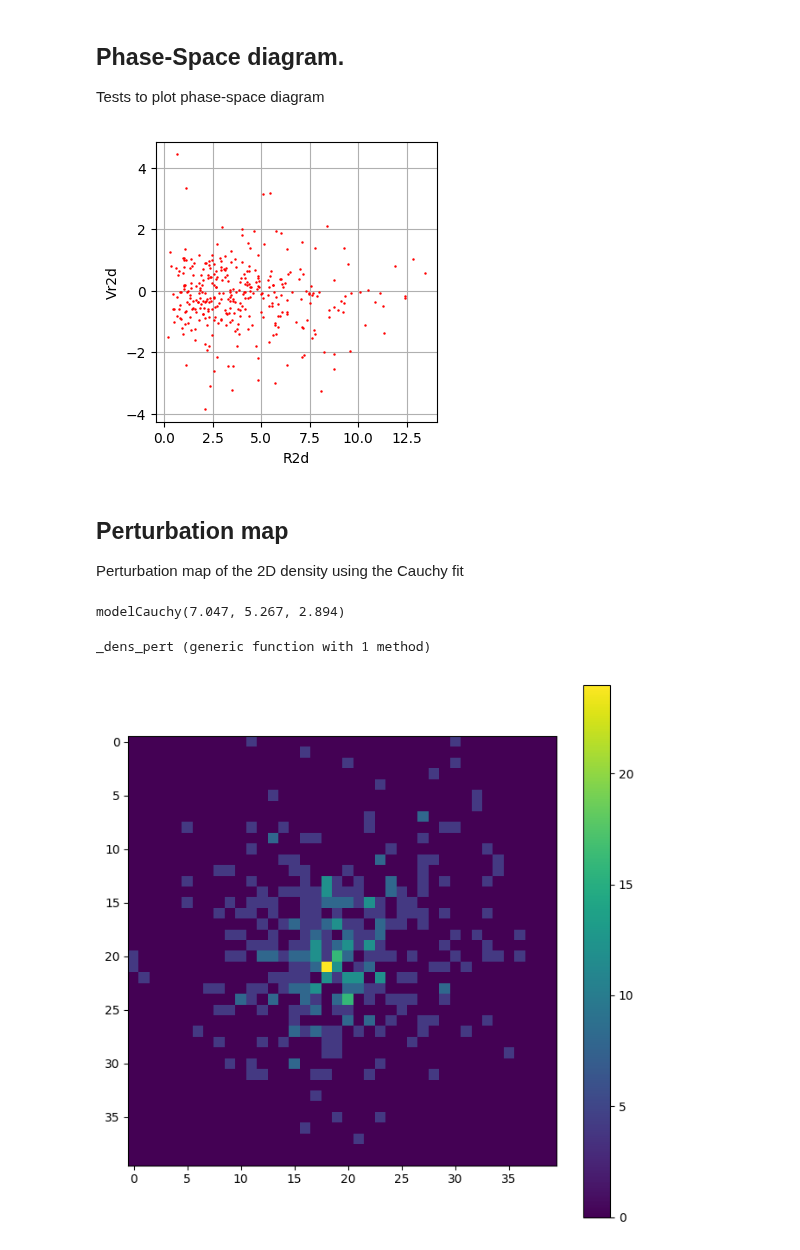
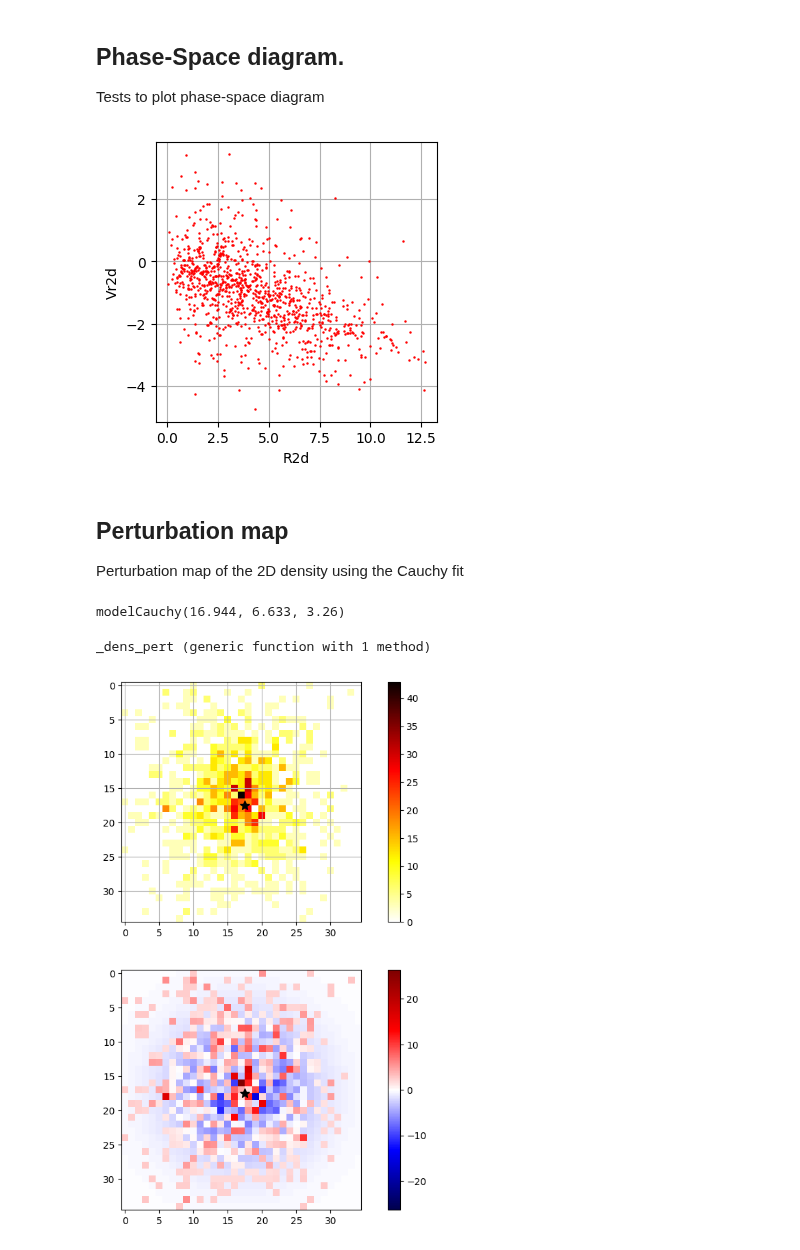
Before and after one commit to bosscha/gaia-shock, a Jupyter notebook: notebooks/analysis/perturbation-markers.ipynb, the cells around one changed output. Saved outputs shown, nothing was run; the diff lists cells and outputs as text; code cells hidden in the pictures.

```diff
--- a/notebooks/analysis/perturbation-markers.ipynb
+++ b/notebooks/analysis/perturbation-markers.ipynb
@@ -225,8 +228,10 @@ end
 virial_2d (generic function with 1 method)
 # %%
 # oc csv file with estimated mass.
-ocm= "NGC 6025-1.7deg-oc-mass.csv"
-ocm= CSV.read("$ocdir/$ocm", delim=";")
+ocname= "NGC 6025-1.7deg-oc-mass.csv"
+ocname= "NGC 2516-3.5deg-oc-mass.csv"
+ocname= "NGC 2632-15.5deg-oc-mass.csv"
+ocm= CSV.read("$ocdir/$ocname", delim=";")
 
 ## OC recentered
 ocm.X= ocm.X .- mean(ocm.X)
@@ -272,7 +277,6 @@ Tests to plot phase-space diagram
 ## OC Vrecentered
 ocm.vl= ocm.vl .- mean(ocm.vl)
 ocm.vb= ocm.vb .- mean(ocm.vb)
-
 
 vrad2d= (ocm.vl .* ocm.Y .+ ocm.vb .* ocm.Z) ./ sqrt.(ocm.Y .* ocm.Y .+ ocm.Z .* ocm.Z)
 rad2d= sqrt.(ocm.Y .* ocm.Y .+ ocm.Z .* ocm.Z)
@@ -286,7 +290,7 @@ PyPlot.plot(rad2d, vrad2d,"r.", markersize= 1.5)
 PyPlot.xlabel("R2d") ; PyPlot.ylabel("Vr2d")
 PyPlot.show()
 # %% [output]
-[figure, old version]
+[figure, new version]
 # %% [markdown]
 ## Perturbation map
 
@@ -295,10 +299,12 @@ Perturbation map of the 2D density using the Cauchy fit
 # Cauchy fit
 #
 # Best solution
-C= 7.047 ; s= 5.267 ; m= 2.894
+
+C= 36.367  ; s= 6.154  ; m=  2.855
+C= 16.944 ; s= 6.633  ;m= 3.260
 θ= modelCauchy(C,s,m)
 # %% [output]
-modelCauchy(7.047, 5.267, 2.894)
+modelCauchy(16.944, 6.633, 3.26)
 # %%
 ## density 2d
 
@@ -349,14 +355,26 @@ end
 _dens_pert (generic function with 1 method)
 # %%
 lrange=[-10,10]
-dens= _dens2d(ocm.Y,ocm.Z,lrange,40)
+dens= _dens2d(ocm.Y,ocm.Z,lrange,35)
 pert= _dens_pert(dens,lrange,θ, fdens1)
+xcenter= size(pert)[1]/2 ;ycenter= xcenter
 
-fig= PyPlot.figure(figsize=(8,8))
-ax1= PyPlot.subplot(111)
-pos= PyPlot.imshow(dens)
+fig= PyPlot.figure(figsize=(10,10))
+ax1= PyPlot.subplot(211)
+PyPlot.grid("on")
+pos= PyPlot.imshow(dens, cmap="hot_r", interpolation= "nearest")
+PyPlot.plot(xcenter,ycenter,"k*", markersize=10, lw=2)
 fig.colorbar(pos, ax=ax1)
 
+
+vmin= - max(maximum(pert), abs(minimum(pert)))
+vmax= -vmin
+ax2= PyPlot.subplot(212)
+pos= PyPlot.imshow(pert, cmap="seismic", vmin=vmin,vmax=vmax ,interpolation= "nearest")
+PyPlot.plot(xcenter,ycenter,"k*", markersize=10, lw=2)
+fig.colorbar(pos, ax=ax2)
+
+
 PyPlot.show()
 # %% [output]
-[figure, old version]
+[figure, new version]
```
Also changed, not shown: parts of 7 cells of this notebook, 1 other file.
